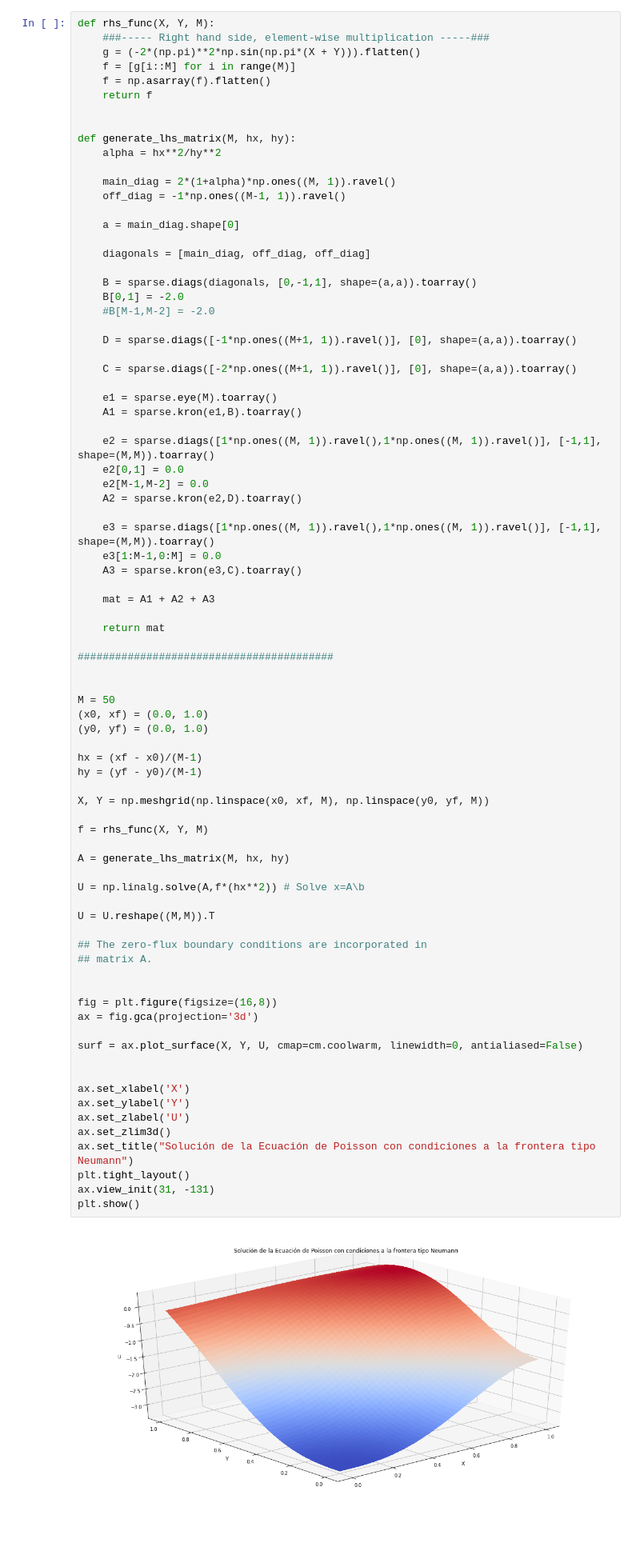
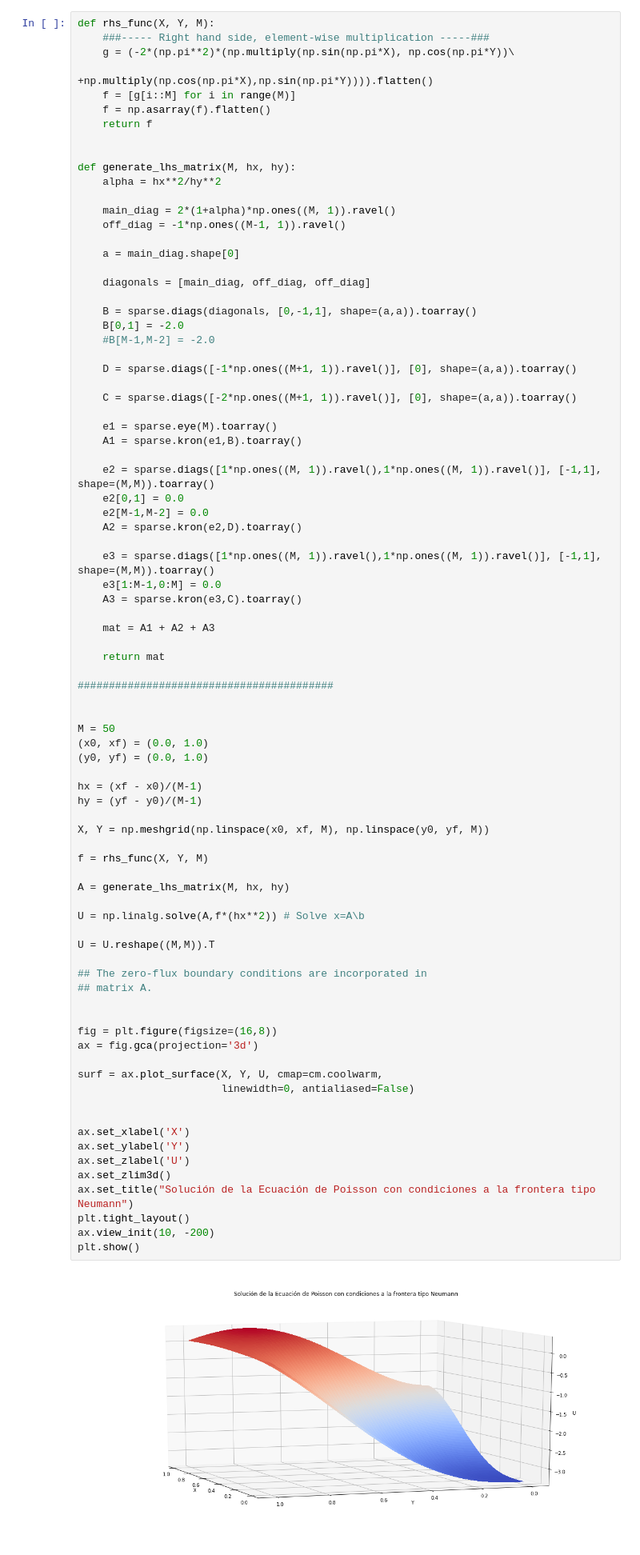
Before and after one commit to AntonioSanabria26/FisicaComputacional1, a Jupyter notebook: Actividad12ipynb.ipynb, the cells around one changed output. Shown at 80% size. Saved outputs shown, nothing was run; the diff lists cells and outputs as text; blank space fills up the shorter version.

```diff
--- a/Actividad12ipynb.ipynb
+++ b/Actividad12ipynb.ipynb
@@ -503,7 +503,8 @@ u_y(x,1) = 0
 # %%
 def rhs_func(X, Y, M):
     ###----- Right hand side, element-wise multiplication -----###
-    g = (-2*(np.pi)**2*np.sin(np.pi*(X + Y))).flatten()
+    g = (-2*(np.pi**2)*(np.multiply(np.sin(np.pi*X), np.cos(np.pi*Y))\
+                                    +np.multiply(np.cos(np.pi*X),np.sin(np.pi*Y)))).flatten()
     f = [g[i::M] for i in range(M)]
     f = np.asarray(f).flatten()
     return f
@@ -553,33 +554,34 @@ M = 50
 hx = (xf - x0)/(M-1)
 hy = (yf - y0)/(M-1)
 
 X, Y = np.meshgrid(np.linspace(x0, xf, M), np.linspace(y0, yf, M))
 
 f = rhs_func(X, Y, M)
 
 A = generate_lhs_matrix(M, hx, hy)
 
 U = np.linalg.solve(A,f*(hx**2)) # Solve x=A\b
 
 U = U.reshape((M,M)).T
 
 ## The zero-flux boundary conditions are incorporated in
 ## matrix A.
 
 
 fig = plt.figure(figsize=(16,8))
 ax = fig.gca(projection='3d')
 
-surf = ax.plot_surface(X, Y, U, cmap=cm.coolwarm, linewidth=0, antialiased=False)
+surf = ax.plot_surface(X, Y, U, cmap=cm.coolwarm,
+                       linewidth=0, antialiased=False)
 
 
 ax.set_xlabel('X')
 ax.set_ylabel('Y')
 ax.set_zlabel('U')
 ax.set_zlim3d()
 ax.set_title("Solución de la Ecuación de Poisson con condiciones a la frontera tipo Neumann")
 plt.tight_layout()
-ax.view_init(31, -131)
+ax.view_init(10, -200)
 plt.show()
 # %% [output]
-[figure, old version]
+[figure, new version]
```
